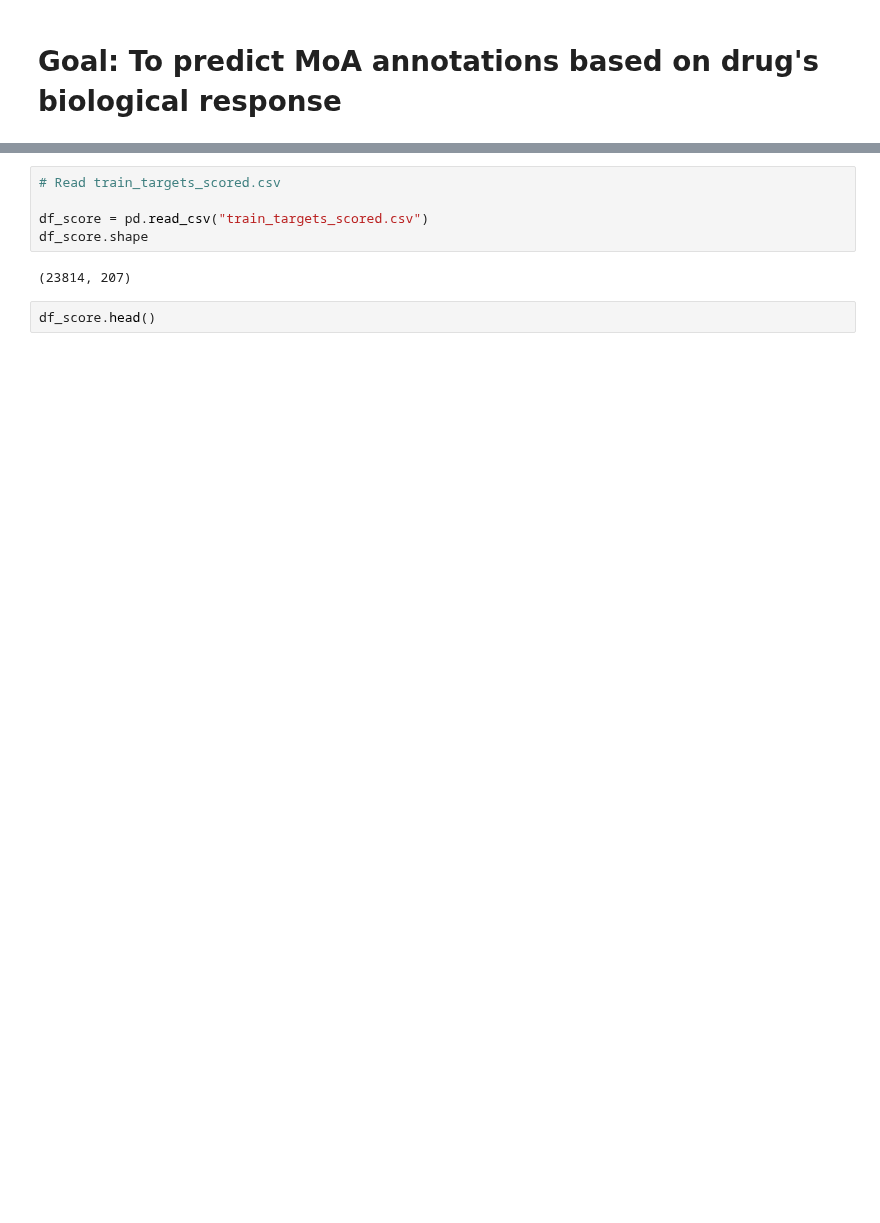
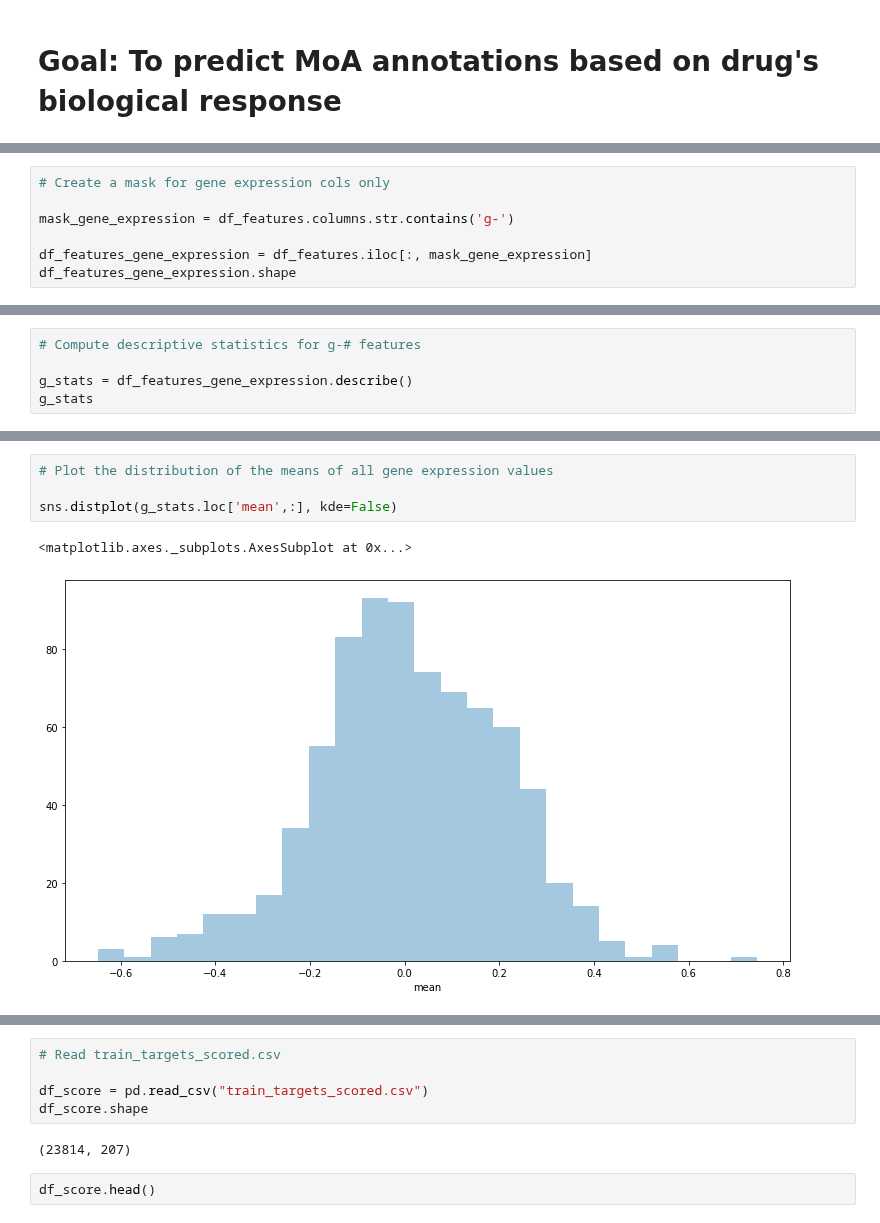
Before and after one commit to Yongliang-Shi/Mechanism-of-Action-Prediction, a Jupyter notebook: moa_prediction.ipynb, the cells around one changed output, grey strips where cells are left out. Cells and saved outputs as stored; diff of their text form; blank space fills up the shorter version.

```diff
--- a/moa_prediction.ipynb
+++ b/moa_prediction.ipynb
@@ -198,0 +101,7 @@ df_gene_expression.head()
+# %%
+# Create a mask for gene expression cols only
+
+mask_gene_expression = df_features.columns.str.contains('g-')
+
+df_features_gene_expression = df_features.iloc[:, mask_gene_expression]
+df_features_gene_expression.shape
@@ -198,0 +185,5 @@ df_gene_expression.head()
+# %%
+# Compute descriptive statistics for g-# features
+
+g_stats = df_features_gene_expression.describe()
+g_stats
@@ -198,0 +201,7 @@ df_gene_expression.head()
+# %%
+# Plot the distribution of the means of all gene expression values
+
+sns.distplot(g_stats.loc['mean',:], kde=False)
+# %% [output]
+<matplotlib.axes._subplots.AxesSubplot at 0x...>
+[figure, added]
```
Also changed, not shown: parts of 62 cells of this notebook.
